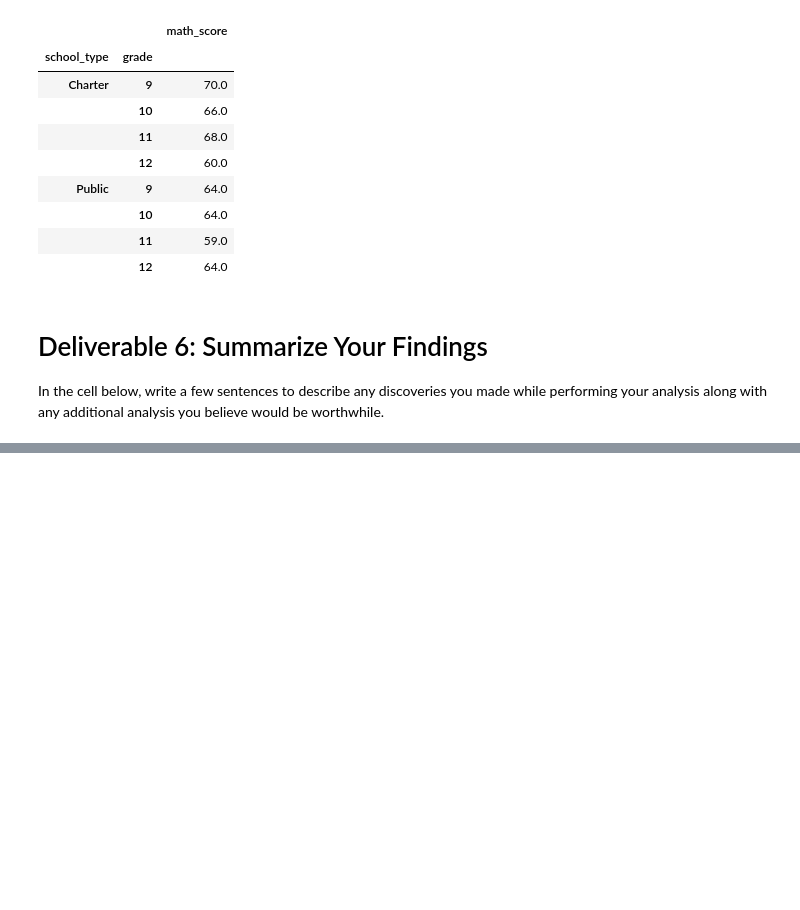
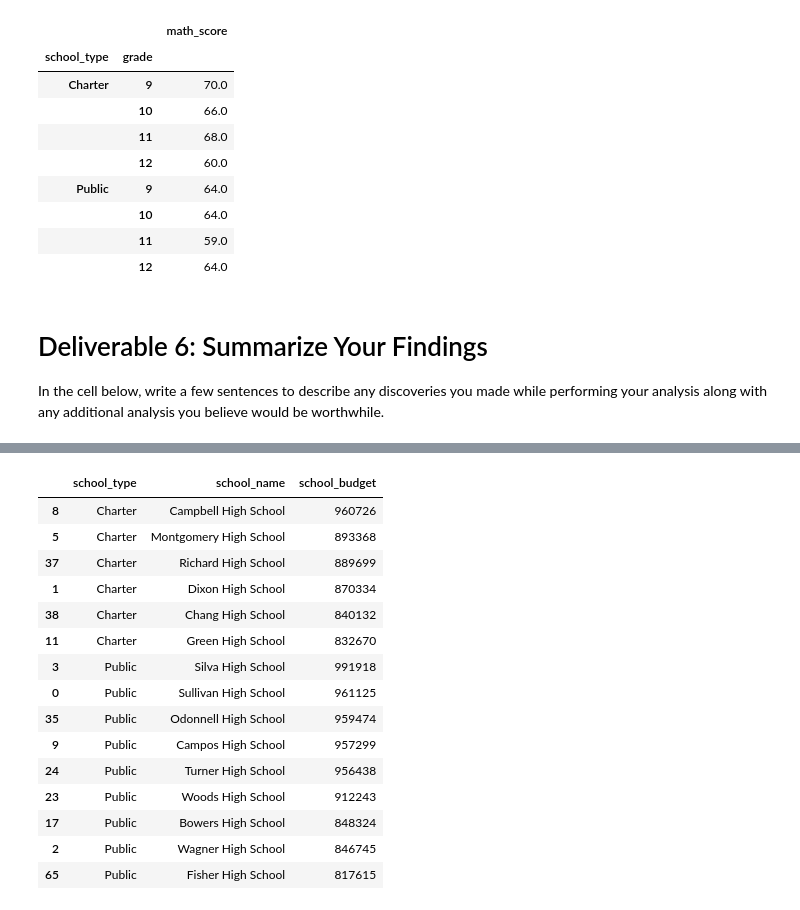
Before and after one commit to MickMarch/school_district_analysis, a Jupyter notebook: student_data_challenge.ipynb, the cells around one changed output, grey strips where cells are left out. Cells and saved outputs as stored; diff of their text form; code cells hidden in the pictures; blank space fills up the shorter version.

```diff
--- a/student_data_challenge.ipynb
+++ b/student_data_challenge.ipynb
@@ -346,0 +416,24 @@ In the cell below, write a few sentences to describe any discoveries you made wh
+# %%
+# Variation of the above method. Although it isn't as pretty, it doesn't do any math to the original data.
+
+budget_by_school_type_name = student_df_clean.loc[:,["school_type", "school_name", "school_budget"]].copy()
+budget_by_school_type_name = budget_by_school_type_name.drop_duplicates(subset=["school_name"])
+budget_by_school_type_name = budget_by_school_type_name.sort_values(["school_type", "school_budget"], ascending= [True, False])
+budget_by_school_type_name
+# %% [output]
+|  | school_type | school_name | school_budget |
+| 8 | Charter | Campbell High School | 960726 |
+| 5 | Charter | Montgomery High School | 893368 |
+| 37 | Charter | Richard High School | 889699 |
+| 1 | Charter | Dixon High School | 870334 |
+| 38 | Charter | Chang High School | 840132 |
+| 11 | Charter | Green High School | 832670 |
+| 3 | Public | Silva High School | 991918 |
+| 0 | Public | Sullivan High School | 961125 |
+| 35 | Public | Odonnell High School | 959474 |
+| 9 | Public | Campos High School | 957299 |
+| 24 | Public | Turner High School | 956438 |
+| 23 | Public | Woods High School | 912243 |
+| 17 | Public | Bowers High School | 848324 |
+| 2 | Public | Wagner High School | 846745 |
+| 65 | Public | Fisher High School | 817615 |
```
Also changed, not shown: parts of 4 cells of this notebook.
